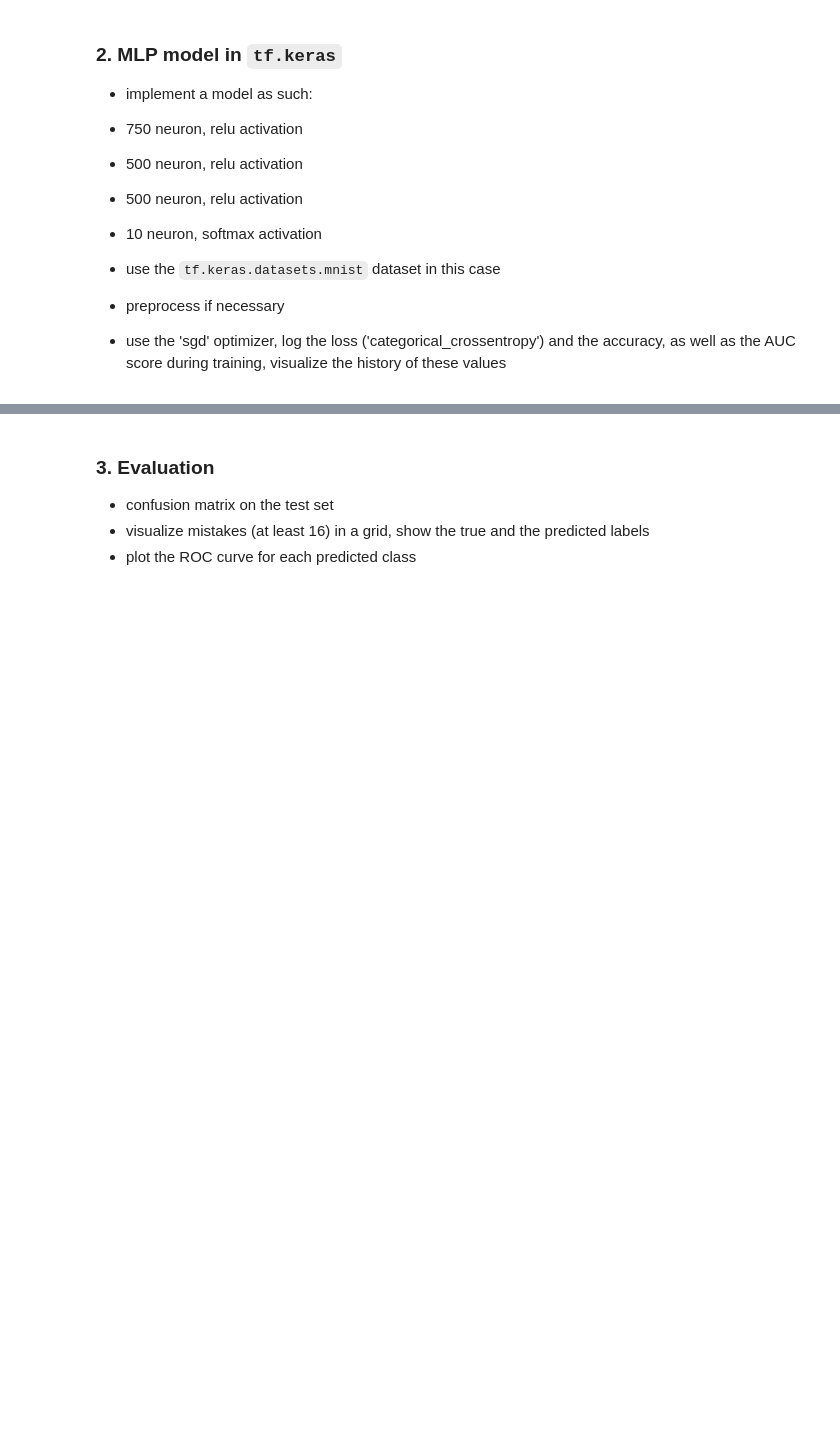
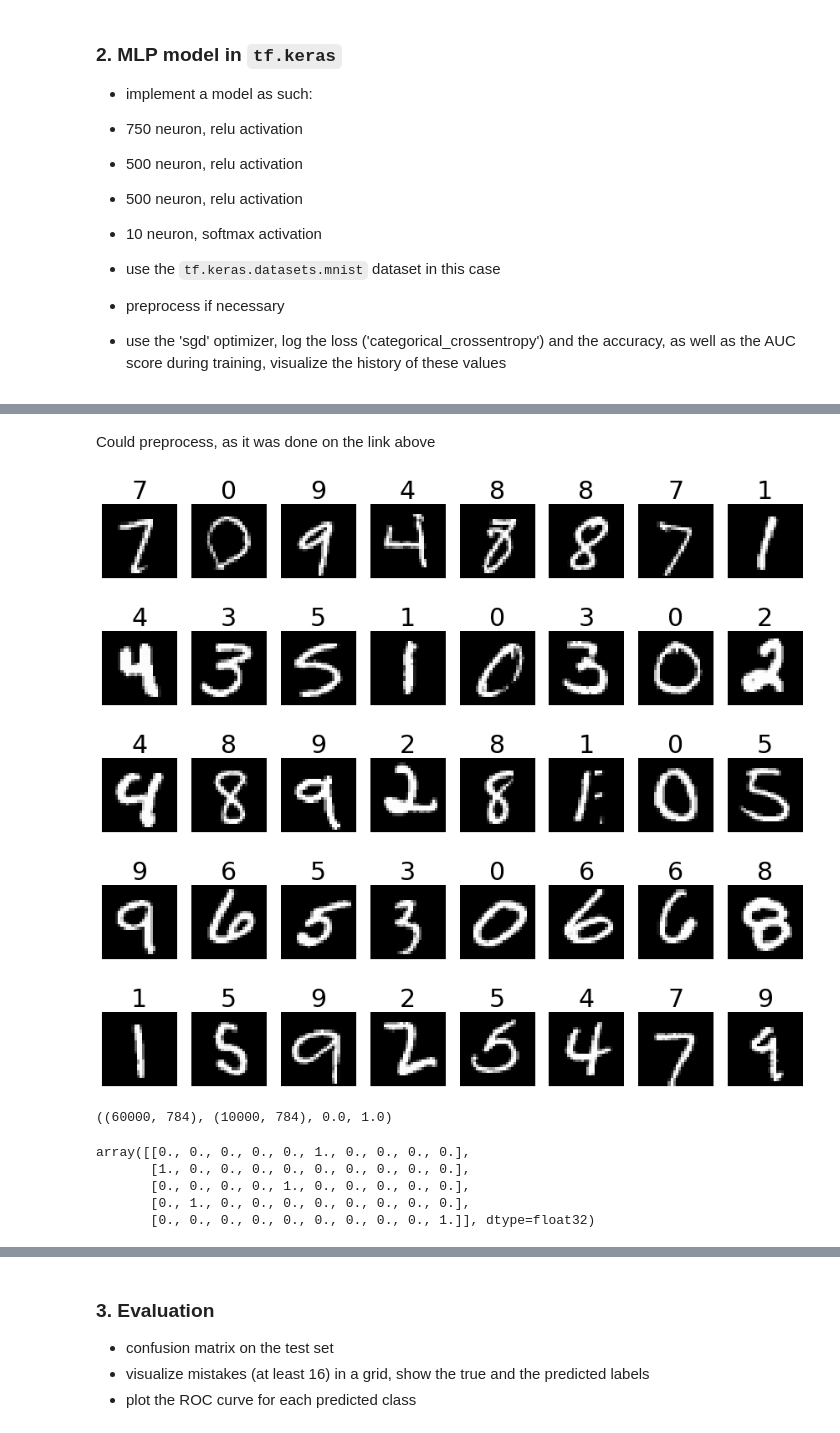
Before and after one commit to barnabasp/ML_Course, a Jupyter notebook: 9/hw9_bporfy.ipynb, the cells around one changed output, grey strips where cells are left out. Saved outputs shown, nothing was run; the diff lists cells and outputs as text; code cells hidden in the pictures; blank space fills up the shorter version.

Commit message:
3/5 partially done, need comments

```diff
--- a/9/hw9_bporfy.ipynb
+++ b/9/hw9_bporfy.ipynb
@@ -146,0 +143,55 @@ tf.keras.datasets.mnist
+# %%
+(x_train, y_train), (x_test, y_test) = tf.keras.datasets.mnist.load_data()
+# %% [markdown]
+Could preprocess, as it was done on the link above
+# %%
+def show_train_imgs(n=8, m=5):
+    for i in range(m):
+        for j in range(n):
+            idx = np.random.randint(len(y_train))
+            plt.subplot(int('1' + str(n) + str(j+1)))
+            plt.imshow(x_train[idx], cmap='gray')
+            plt.title(y_train[idx], fontsize=30)
+            plt.axis('off')
+        plt.show()
+def show_predictions(n=5, m=5):
+    for j in range(m):
+        idx_start = np.random.randint(len(x_test) - n)
+        preds = model.predict(x_test[idx_start:idx_start+5])
+        true_labels = y_test[idx_start:idx_start+5]
+
+        for i in range(n):
+            plt.subplot(int('1' + str(n) + str(i+1)))
+            predstr = 'pred: ' + str(preds[i].argmax()) + ', prob: ' + str(int(np.round(preds[i].max()*100,0))) + '%'
+            plt.title(predstr + ' / true: ' + str(true_labels[i]),fontsize=10)
+            plt.imshow(x_test[idx_start+i].reshape(28, 28)*255, cmap='gray')
+            if(preds[i].argmax() != true_labels[i]):
+                plt.scatter([14], [14], s=500, c='r')
+            plt.axis('off')
+        plt.show()
+# %%
+plt.rcParams['figure.figsize'] = (15, 5)
+show_train_imgs(8)
+# %% [output]
+[figure, added]
+[figure, added]
+[figure, added]
+[figure, added]
+[figure, added]
+# %%
+x_train = x_train.reshape(60000, 28*28)/255
+x_test = x_test.reshape(10000, 28*28)/255
+
+x_train.shape, x_test.shape, x_train.min(), x_train.max()
+# %% [output]
+((60000, 784), (10000, 784), 0.0, 1.0)
+# %%
+y_train_oh = tf.keras.utils.to_categorical(y_train)
+y_test_oh = tf.keras.utils.to_categorical(y_test)
+y_train_oh[:5]
+# %% [output]
+array([[0., 0., 0., 0., 0., 1., 0., 0., 0., 0.],
+       [1., 0., 0., 0., 0., 0., 0., 0., 0., 0.],
+       [0., 0., 0., 0., 1., 0., 0., 0., 0., 0.],
+       [0., 1., 0., 0., 0., 0., 0., 0., 0., 0.],
+       [0., 0., 0., 0., 0., 0., 0., 0., 0., 1.]], dtype=float32)
```
Also changed, not shown: parts of 16 cells of this notebook.
